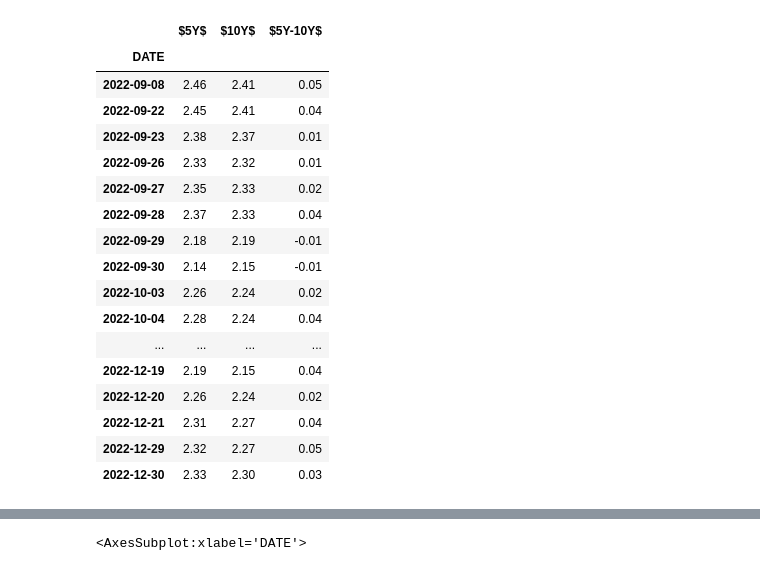
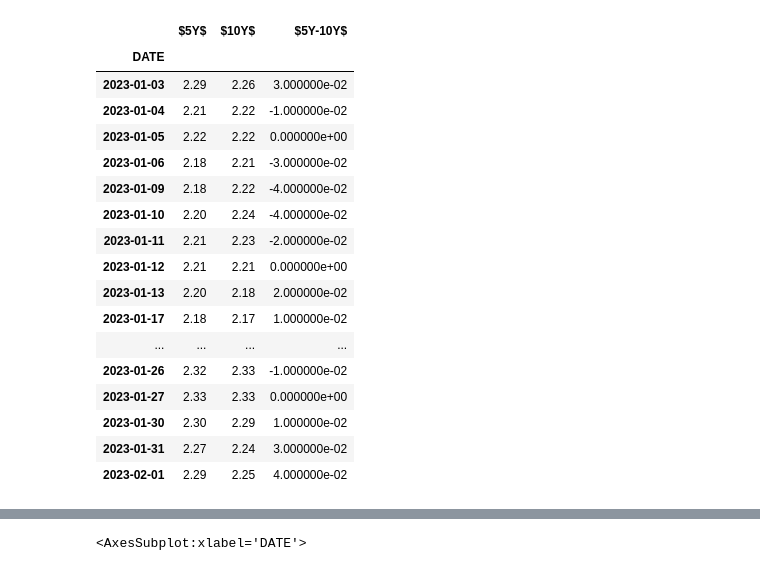
Before and after one commit to jlcatonjr/Learn-Python-for-Stats-and-Econ, a Jupyter notebook: Projects/SMP Data/Interest Rates and Inflation.ipynb, the cells around one changed output, grey strips where cells are left out. Drawn from its saved outputs; the diff is of its cells as text; code cells hidden in the pictures.

```diff
--- a/Projects/SMP Data/Interest Rates and Inflation.ipynb
+++ b/Projects/SMP Data/Interest Rates and Inflation.ipynb
@@ -228,24 +228,24 @@ ax.tick_params('both', length=0, which='both')
 # %%
-plot_df[plot_df["$5Y-10Y$"]<=0.05].loc["2022"]
+plot_df[plot_df["$5Y-10Y$"]<=0.05].loc["2023"]
 # %% [output]
 |  | $5Y$ | $10Y$ | $5Y-10Y$ |
 | DATE |  |  |  |
-| 2022-09-08 | 2.46 | 2.41 | 0.05 |
-| 2022-09-22 | 2.45 | 2.41 | 0.04 |
-| 2022-09-23 | 2.38 | 2.37 | 0.01 |
-| 2022-09-26 | 2.33 | 2.32 | 0.01 |
-| 2022-09-27 | 2.35 | 2.33 | 0.02 |
-| 2022-09-28 | 2.37 | 2.33 | 0.04 |
-| 2022-09-29 | 2.18 | 2.19 | -0.01 |
-| 2022-09-30 | 2.14 | 2.15 | -0.01 |
-| 2022-10-03 | 2.26 | 2.24 | 0.02 |
-| 2022-10-04 | 2.28 | 2.24 | 0.04 |
+| 2023-01-03 | 2.29 | 2.26 | 3.000000e-02 |
+| 2023-01-04 | 2.21 | 2.22 | -1.000000e-02 |
+| 2023-01-05 | 2.22 | 2.22 | 0.000000e+00 |
+| 2023-01-06 | 2.18 | 2.21 | -3.000000e-02 |
+| 2023-01-09 | 2.18 | 2.22 | -4.000000e-02 |
+| 2023-01-10 | 2.20 | 2.24 | -4.000000e-02 |
+| 2023-01-11 | 2.21 | 2.23 | -2.000000e-02 |
+| 2023-01-12 | 2.21 | 2.21 | 0.000000e+00 |
+| 2023-01-13 | 2.20 | 2.18 | 2.000000e-02 |
+| 2023-01-17 | 2.18 | 2.17 | 1.000000e-02 |
 | ... | ... | ... | ... |
-| 2022-12-19 | 2.19 | 2.15 | 0.04 |
-| 2022-12-20 | 2.26 | 2.24 | 0.02 |
-| 2022-12-21 | 2.31 | 2.27 | 0.04 |
-| 2022-12-29 | 2.32 | 2.27 | 0.05 |
-| 2022-12-30 | 2.33 | 2.30 | 0.03 |
+| 2023-01-26 | 2.32 | 2.33 | -1.000000e-02 |
+| 2023-01-27 | 2.33 | 2.33 | 0.000000e+00 |
+| 2023-01-30 | 2.30 | 2.29 | 1.000000e-02 |
+| 2023-01-31 | 2.27 | 2.24 | 3.000000e-02 |
+| 2023-02-01 | 2.29 | 2.25 | 4.000000e-02 |
 # %%
 plot_df["2020-03-31":].std()
 # %% [output]
```
Also changed, not shown: parts of 5 cells of this notebook, 1 other file.
